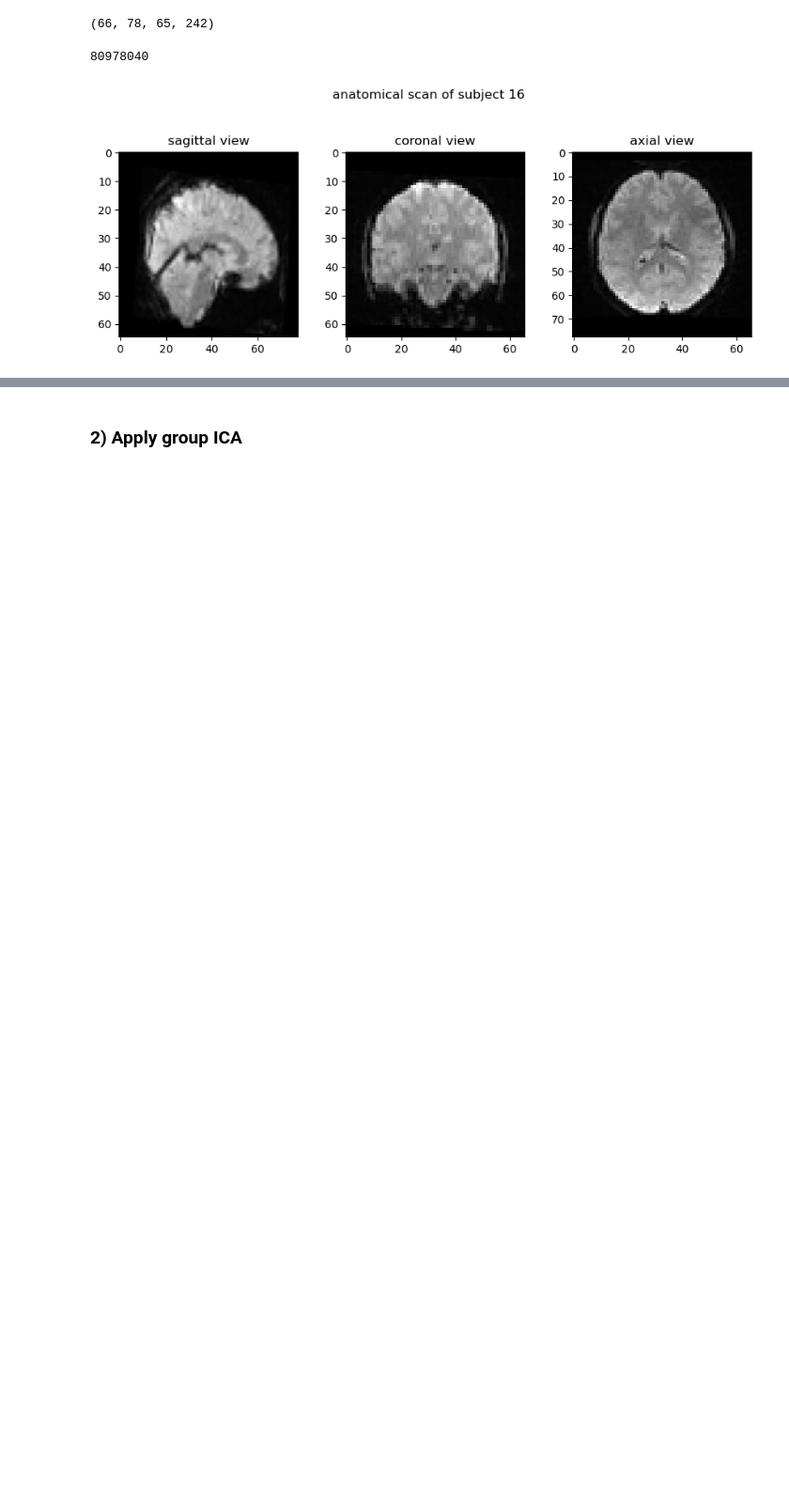
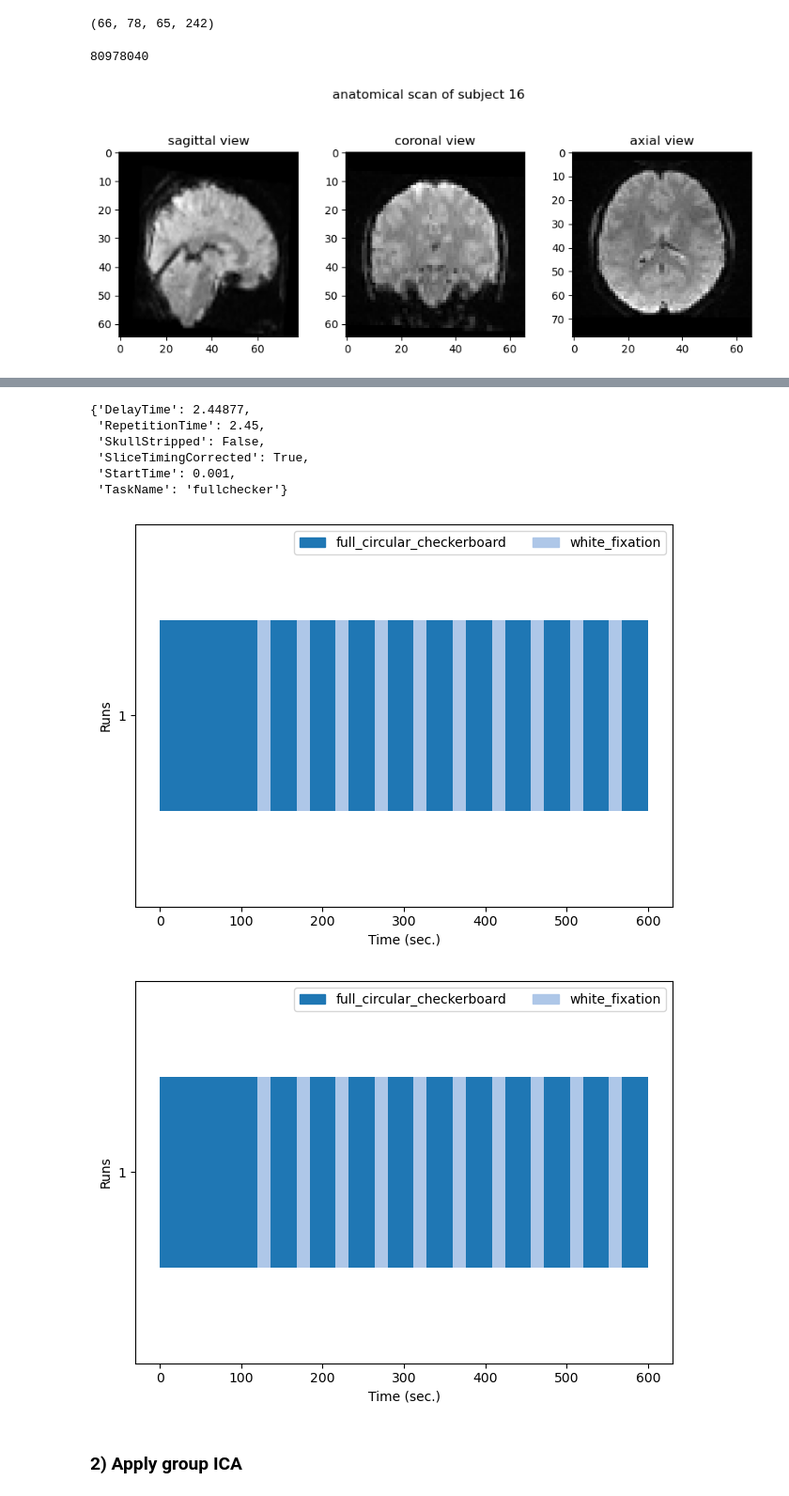
Before and after one commit to claireFriedrich/NSSP, a Jupyter notebook: Miniprojet2/MiniProject_2.ipynb, the cells around one changed output, grey strips where cells are left out. Shown at 94% size. Cells and saved outputs as stored; diff of their text form; code cells hidden in the pictures; blank space fills up the shorter version.

```diff
--- a/Miniprojet2/MiniProject_2.ipynb
+++ b/Miniprojet2/MiniProject_2.ipynb
@@ -369,2 +481,18 @@ event_sub_02.head(event_sub_02.shape[0])
+# %%
+sub_02_json_path = load_json('02', '001')
+data_json = get_json_from_file(sub_02_json_path)
+data_json
+# %% [output]
+{'DelayTime': 2.44877,
+ 'RepetitionTime': 2.45,
+ 'SkullStripped': False,
+ 'SliceTimingCorrected': True,
+ 'StartTime': 0.001,
+ 'TaskName': 'fullchecker'}
+# %%
+plot_event(new_events_sub_02)
+# %% [output]
+[figure, added]
+[figure, added]
 # %% [markdown]
 ### 2) Apply group ICA
```
Also changed, not shown: parts of 33 cells of this notebook.
